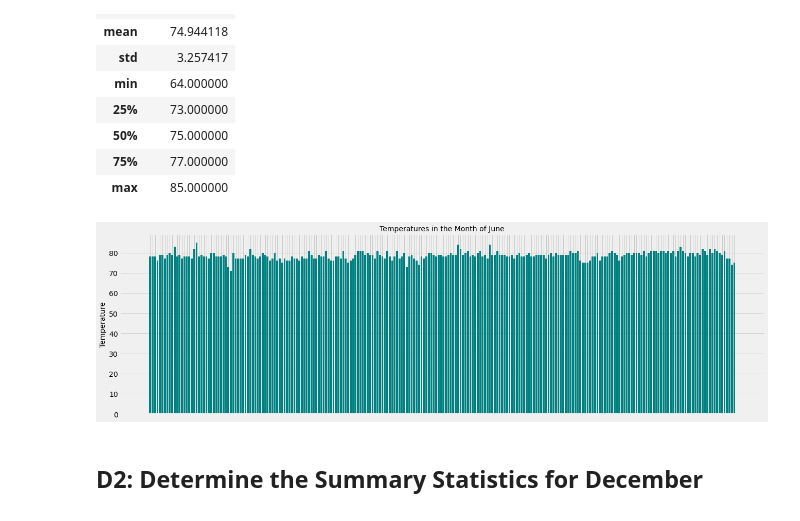
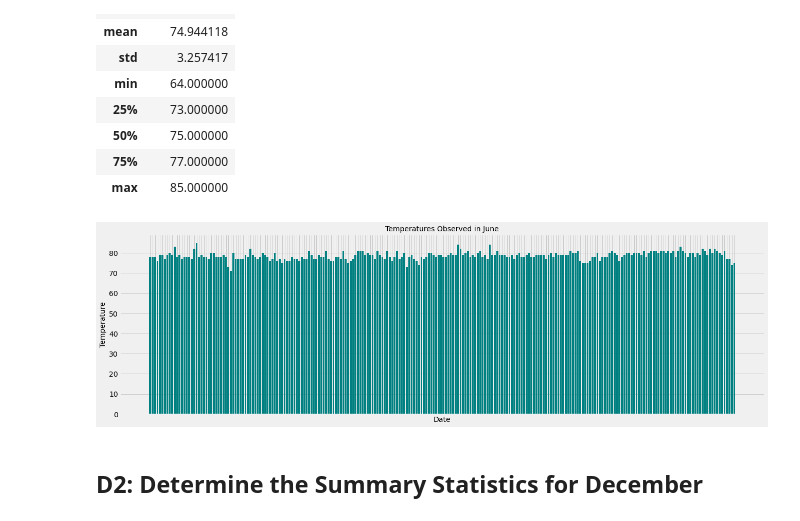
Before and after one commit to bnbullock/surfs_up, a Jupyter notebook: SurfsUp_Challenge.ipynb, the cells around one changed output. Saved outputs shown, nothing was run; the diff lists cells and outputs as text; code cells hidden in the pictures.

```diff
--- a/SurfsUp_Challenge.ipynb
+++ b/SurfsUp_Challenge.ipynb
@@ -77,14 +62,14 @@ df.describe()
 # %%
 plt.figure(figsize=(20,6))
 plt.bar(df['date'], df['temperature'], color='teal')
-plt.title('Temperatures in the Month of June', fontsize=14)
-plt.xlabel('')
+plt.title('Temperatures Observed in June', fontsize=14)
+plt.xlabel('Date', fontsize=14)
 plt.ylabel('Temperature', fontsize=14)
 plt.grid(True)
 plt.xticks(visible = False)
 plt.show()
 # %% [output]
-[figure, old version]
+[figure, new version]
 # %% [markdown]
 ## D2: Determine the Summary Statistics for December
 # %%
```
Also changed, not shown: parts of 6 cells of this notebook, 1 other file.
